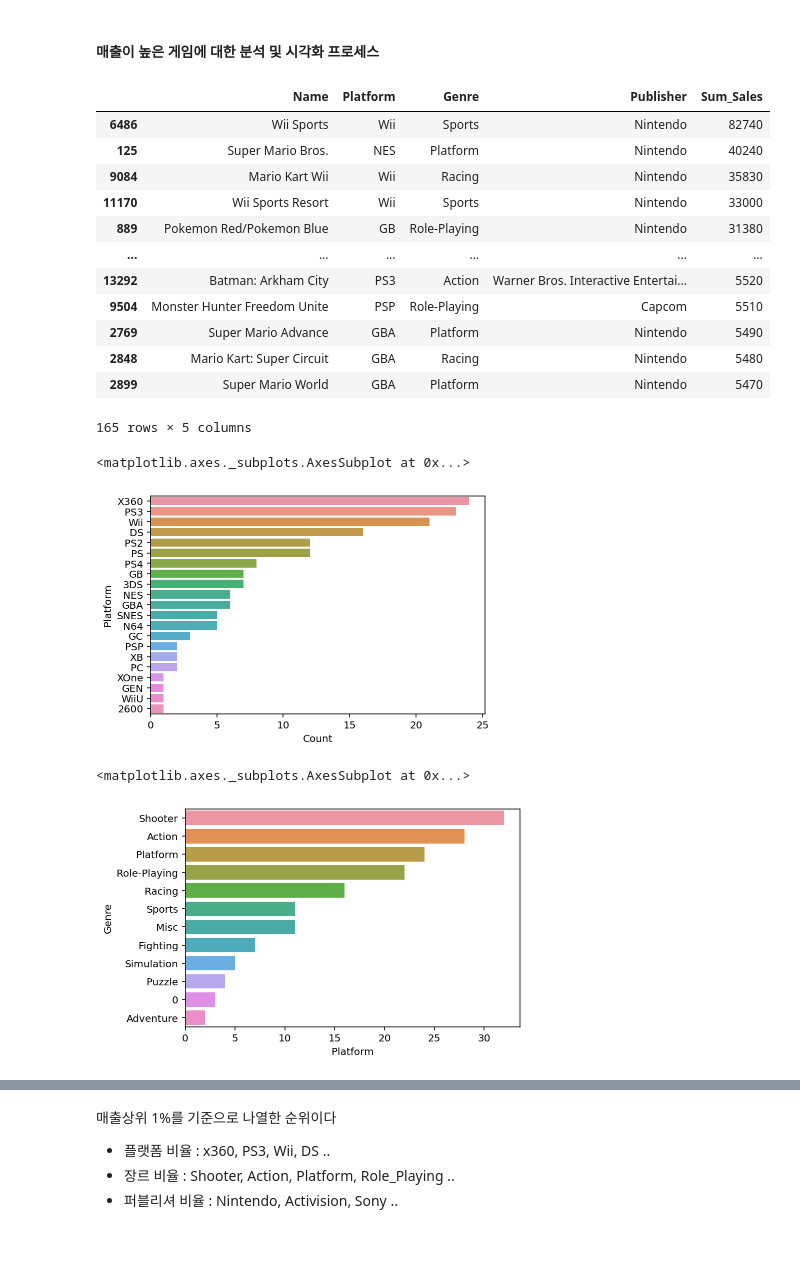
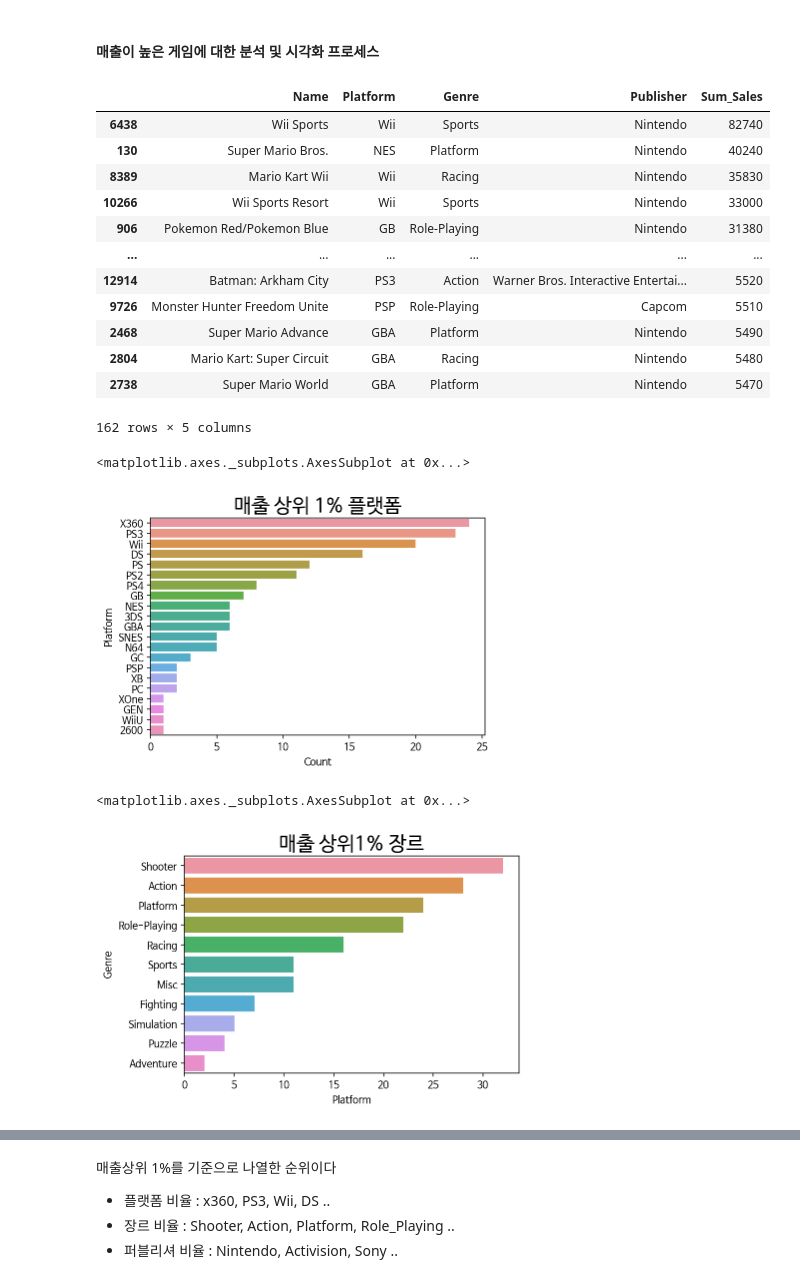
Before and after one commit to C-Designer/Codestates_Section_Project, a Jupyter notebook: Section1_Project.ipynb, the cells around one changed output, grey strips where cells are left out. Drawn from its saved outputs; the diff is of its cells as text; code cells hidden in the pictures; blank space fills up the shorter version.

```diff
--- a/Section1_Project.ipynb
+++ b/Section1_Project.ipynb
@@ -152,7 +174,7 @@ sales = (df[['NA_Sales', 'EU_Sales', 'JP_Sales', 'Other_Sales']]
 df[['NA_Sales', 'EU_Sales', 'JP_Sales', 'Other_Sales']] = sales
 
 df['Sum_Sales'] = sales.T.sum()
-df = df.fillna(0)
+df['Sum_Sales'] = df['Sum_Sales'].fillna(0)
 df
 # %% [output]
 |  | Name | Platform | Year | Genre | Publisher | NA_Sales | EU_Sales | JP_Sales | Other_Sales | Sum_Sales |
@@ -372,40 +421,42 @@ top_Game = top_Game[['Name','Platform', 'Genre', 'Publisher', 'Sum_Sales']]
 top_Game
 # %% [output]
 |  | Name | Platform | Genre | Publisher | Sum_Sales |
-| 6486 | Wii Sports | Wii | Sports | Nintendo | 82740 |
-| 125 | Super Mario Bros. | NES | Platform | Nintendo | 40240 |
-| 9084 | Mario Kart Wii | Wii | Racing | Nintendo | 35830 |
-| 11170 | Wii Sports Resort | Wii | Sports | Nintendo | 33000 |
-| 889 | Pokemon Red/Pokemon Blue | GB | Role-Playing | Nintendo | 31380 |
+| 6438 | Wii Sports | Wii | Sports | Nintendo | 82740 |
+| 130 | Super Mario Bros. | NES | Platform | Nintendo | 40240 |
+| 8389 | Mario Kart Wii | Wii | Racing | Nintendo | 35830 |
+| 10266 | Wii Sports Resort | Wii | Sports | Nintendo | 33000 |
+| 906 | Pokemon Red/Pokemon Blue | GB | Role-Playing | Nintendo | 31380 |
 | ... | ... | ... | ... | ... | ... |
-| 13292 | Batman: Arkham City | PS3 | Action | Warner Bros. Interactive Entertai... | 5520 |
-| 9504 | Monster Hunter Freedom Unite | PSP | Role-Playing | Capcom | 5510 |
-| 2769 | Super Mario Advance | GBA | Platform | Nintendo | 5490 |
-| 2848 | Mario Kart: Super Circuit | GBA | Racing | Nintendo | 5480 |
-| 2899 | Super Mario World | GBA | Platform | Nintendo | 5470 |
+| 12914 | Batman: Arkham City | PS3 | Action | Warner Bros. Interactive Entertai... | 5520 |
+| 9726 | Monster Hunter Freedom Unite | PSP | Role-Playing | Capcom | 5510 |
+| 2468 | Super Mario Advance | GBA | Platform | Nintendo | 5490 |
+| 2804 | Mario Kart: Super Circuit | GBA | Racing | Nintendo | 5480 |
+| 2738 | Super Mario World | GBA | Platform | Nintendo | 5470 |
-165 rows × 5 columns
+162 rows × 5 columns
 # %%
 # 매출 상위 1% 플랫폼비율
 top_Platform = (top_Game.groupby('Platform').count()  # 카운팅
   .iloc[:, 1]   # 관련없는 열 제거
  .sort_values(ascending= False)  # 내림차순
  .reset_index()
  )
 
 top_Platform.columns = ['Platform', 'Count']
 
+plt.title('매출 상위 1% 플랫폼', fontsize= 20)
 sns.barplot(x= 'Count', y= 'Platform', data= top_Platform)
 # %% [output]
 <matplotlib.axes._subplots.AxesSubplot at 0x...>
-[figure, old version]
+[figure, new version]
 # %%
 # 상위 1% 장르비율
 top_Genre = top_Game.groupby('Genre').count().iloc[:, 1].sort_values(ascending= False).reset_index()
 
+plt.title('매출 상위1% 장르', fontsize= 20)
 sns.barplot(x= 'Platform', y= 'Genre', data= top_Genre)
 # %% [output]
 <matplotlib.axes._subplots.AxesSubplot at 0x...>
-[figure, old version]
+[figure, new version]
 # %%
 # 상위 1% 퍼블리셔비율
 top_Publisher = top_Game.groupby('Publisher').count().iloc[:, 1].sort_values(ascending= False).reset_index()
```
Also changed, not shown: parts of 33 cells of this notebook.
